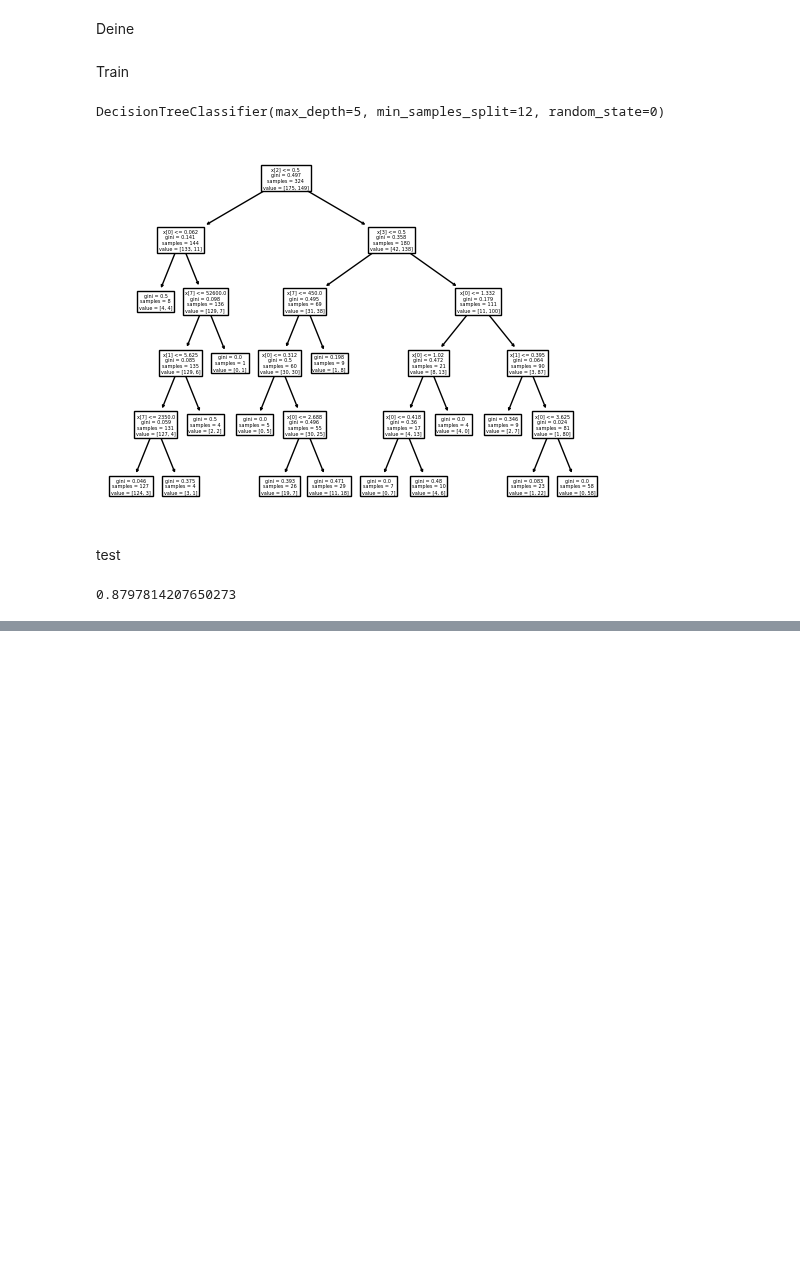
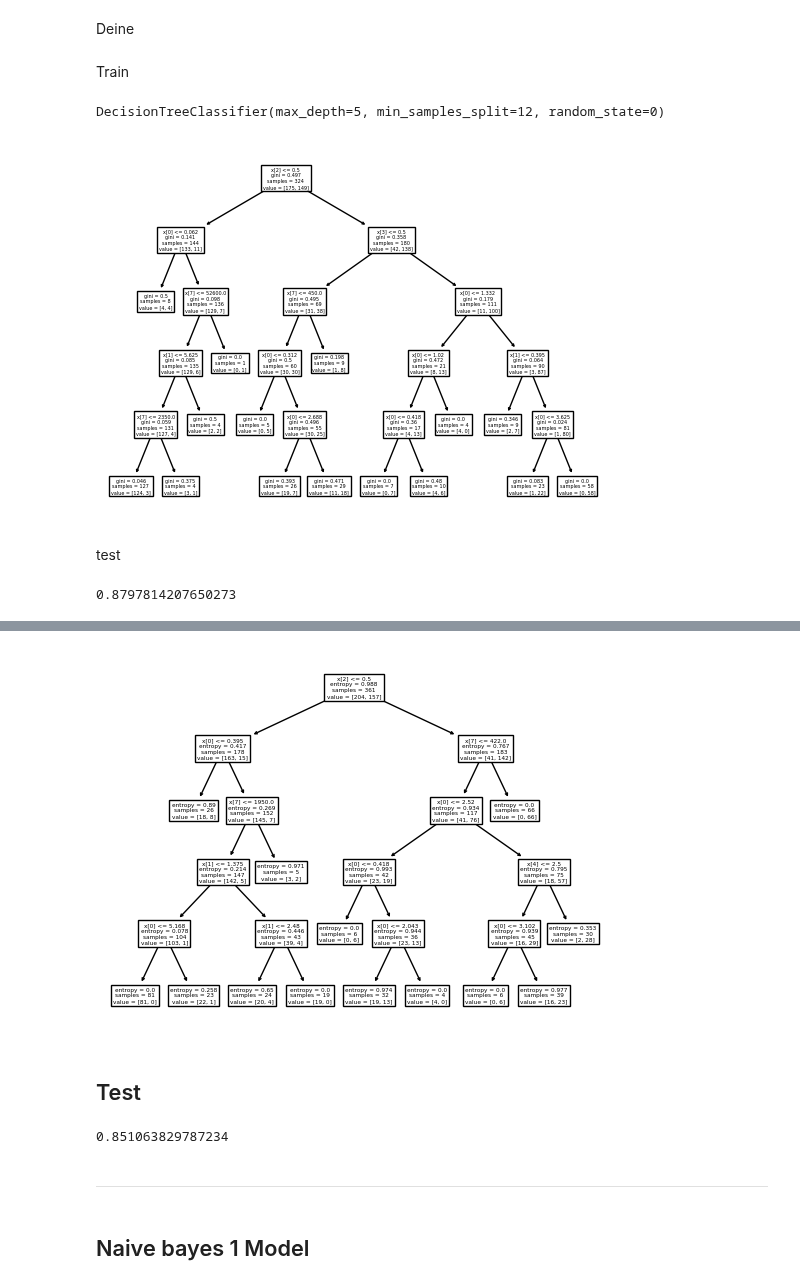
Before and after one commit to sitthatkaja/DPDM2023, a Jupyter notebook: Classification.ipynb, the cells around one changed output, grey strips where cells are left out. Cells and saved outputs as stored; diff of their text form; code cells hidden in the pictures; blank space fills up the shorter version.

```diff
--- a/Classification.ipynb
+++ b/Classification.ipynb
@@ -757,0 +368,2 @@ f1_score(y_test, Dtree4.predict(X_test))
+# %%
+NDtree3 = DecisionTreeClassifier(random_state=40,max_depth=5, criterion ='entropy' ,min_samples_split=35,min_samples_leaf=2)
@@ -757,0 +377,6 @@ f1_score(y_test, Dtree4.predict(X_test))
+# %%
+tree.plot_tree(NDtree3);
+# %% [output]
+[figure, added]
+# %% [markdown]
+## Test
@@ -757,0 +385,8 @@ f1_score(y_test, Dtree4.predict(X_test))
+# %%
+accuracy_score(Ny_test, ny_predict3)
+# %% [output]
+0.851063829787234
+# %% [markdown]
+---
+# %% [markdown]
+## Naive bayes 1 Model
```
Also changed, not shown: parts of 176 cells of this notebook.
